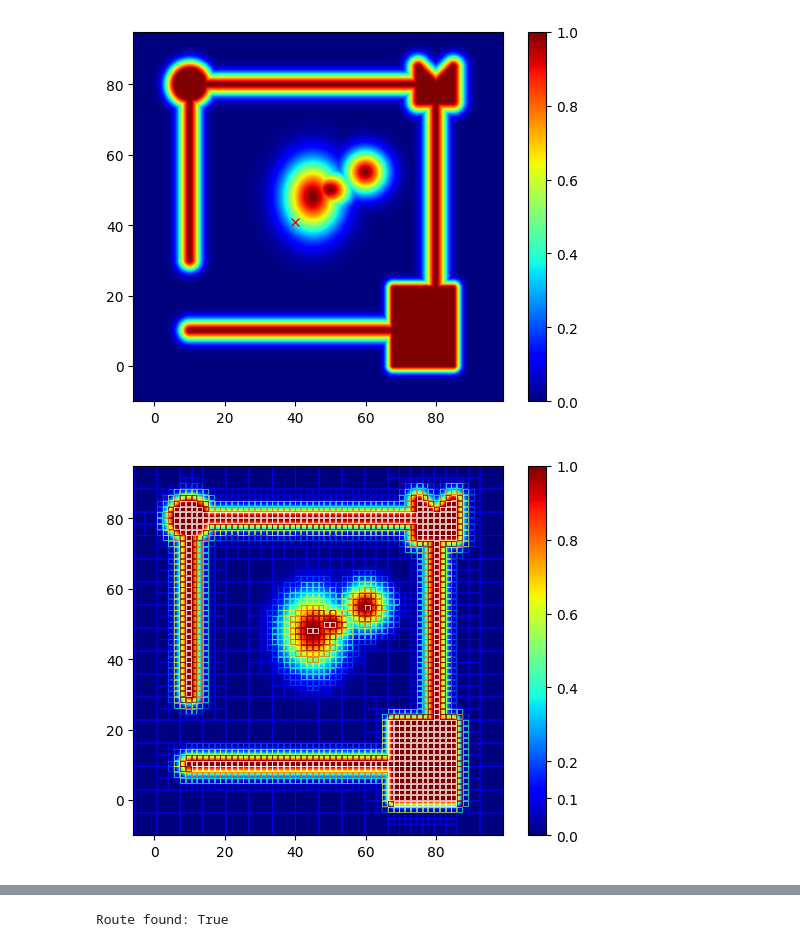
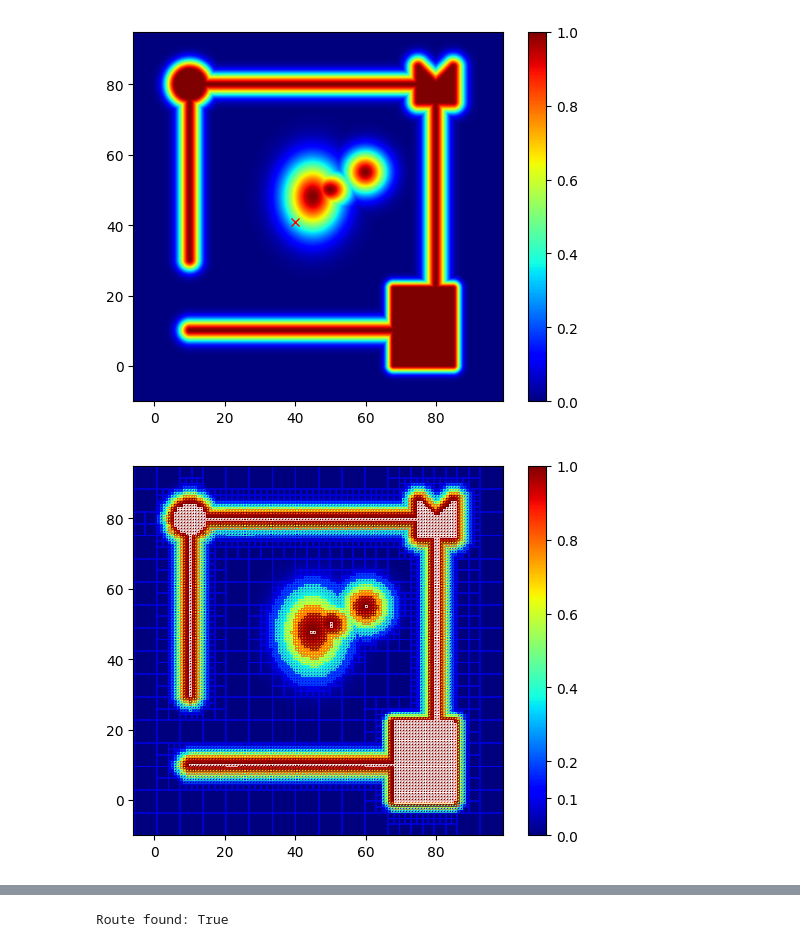
Before and after one commit to wzjoriv/Larp, a Jupyter notebook: presentation.ipynb, the cells around one changed output, grey strips where cells are left out. Saved outputs shown, nothing was run; the diff lists cells and outputs as text; code cells hidden in the pictures.

```diff
--- a/presentation.ipynb
+++ b/presentation.ipynb
@@ -58,28 +58,28 @@ Vector to stair away: [-10.0, -9.0]
 # Quadtree assigns each quad a zone based on proximity to obstacles where 0 indicates that the cell contains a obtacle.
 # Edge limits can be provided to define more cetegories of zones based on the proximity to obstacle
 
-potential_caps = [0.1, 0.2, 0.4, 0.6, 0.8]
-quadtree = larp.quad.QuadTree(field, minimum_length_limit=1, maximum_length_limit=10, edge_bounds=potential_caps)
+risk_caps = [0.1, 0.2, 0.4, 0.6, 0.8]
+quadtree = larp.quad.QuadTree(field, maximum_length_limit=10, edge_bounds=risk_caps)
 # %%
 # Step 2.1: This is one method to vizualize the QuadTree leaves
 
 # Note quads with a zone of 0 (i.e., containing at least an obstacle) are colored white
-# Other quads have a color based on the maximum potential the quad can have
+# Other quads have a color based on the maximum risk the quad can have
 
 boundaries_lines = quadtree.to_boundary_lines_collection(margin=0.12)
 boundaries_lines_zones = quadtree.get_quad_zones()
 
 plt.figure()
 img = plt.imshow(display, cmap='jet', extent=extent)
 img.set_clim(0.0, 1.0)
-plt.colorbar().set_ticks([0.0] + potential_caps + [1.0])
+plt.colorbar().set_ticks([0.0] + risk_caps + [1.0])
 for i in range(0, len(boundaries_lines), 2):
     zone = boundaries_lines_zones[i//2]
     c = cm.jet(quadtree.ZONEToMaxRANGE[zone]) if zone > 0 else "white"
     plt.plot(*boundaries_lines[i:i+2], c=c, alpha=1, linewidth=0.5)
 plt.show()
 # %% [output]
-[figure, old version]
+[figure, new version]
 # %%
 # Step 2.2: This is another method with the color hightlight the upper limit the zone can be
 
```
Also changed, not shown: parts of 8 cells of this notebook, 2 other files.
